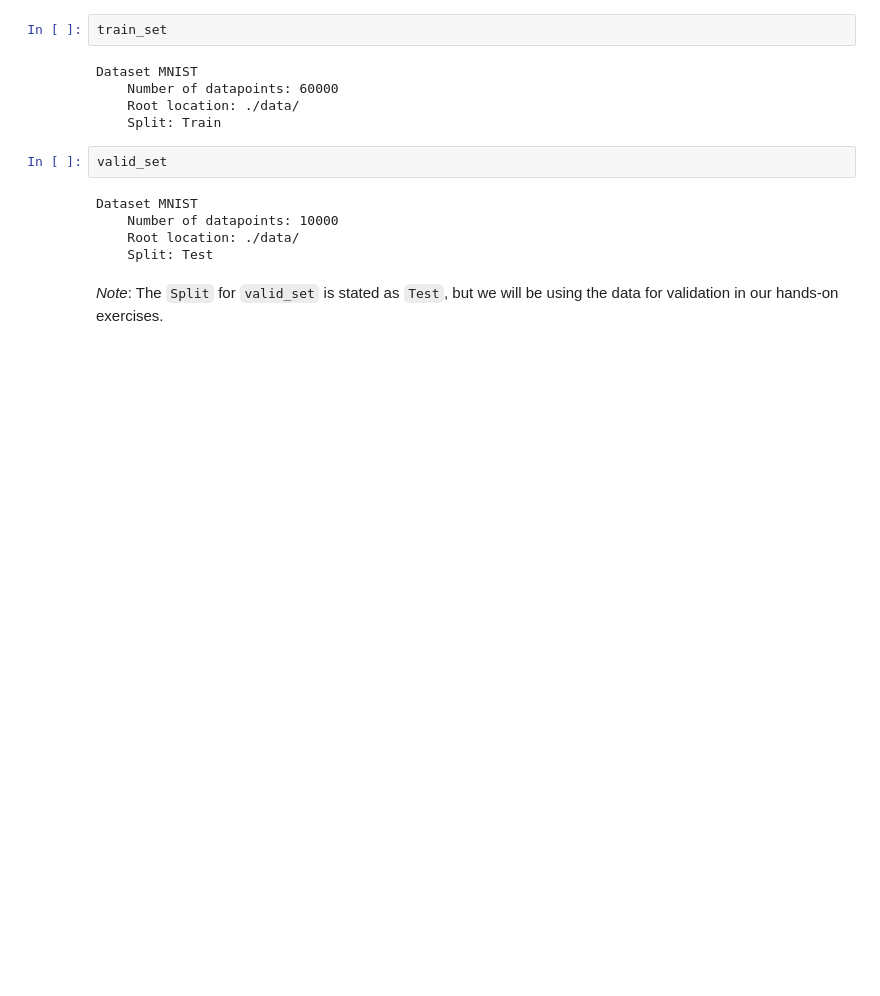
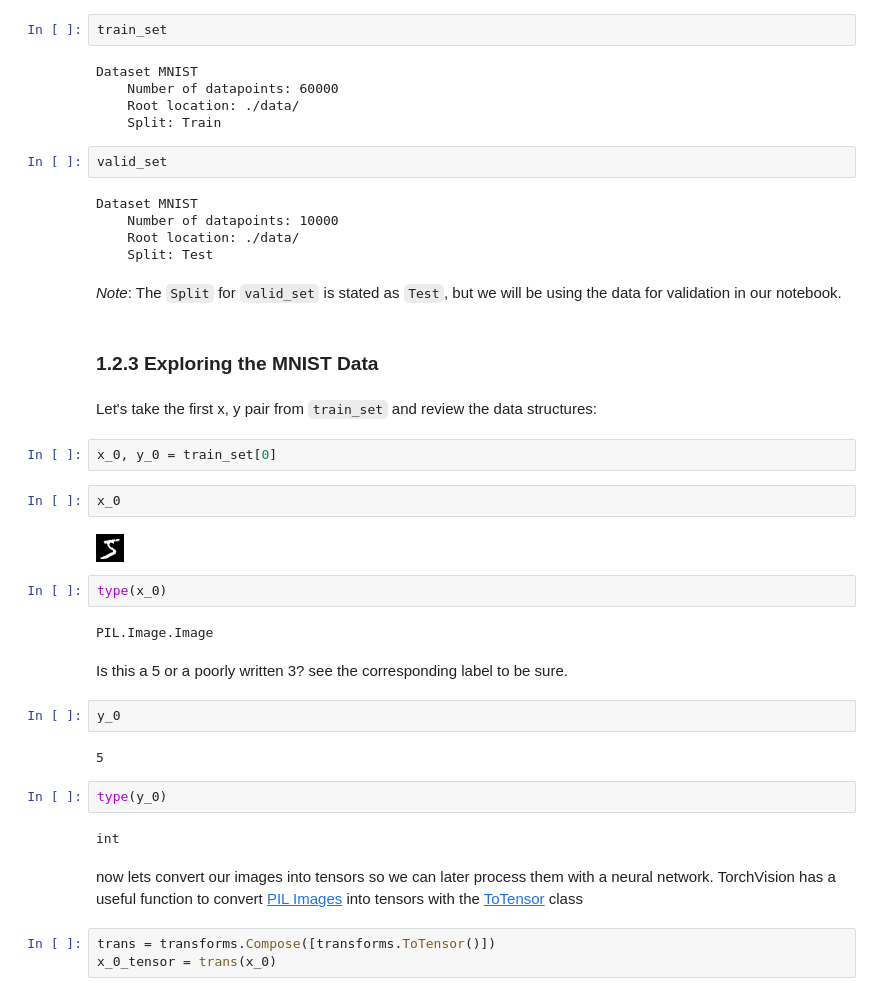
Before and after one commit to ManishSnowflakes/MNIST-Image-Classification, a Jupyter notebook: Notebook/01_mnist.ipynb, the cells around one changed output. Cells and saved outputs as stored; diff of their text form; blank space fills up the shorter version.

Commit message:
Updated the MNIST notebook with improvements

```diff
--- a/Notebook/01_mnist.ipynb
+++ b/Notebook/01_mnist.ipynb
@@ -38,4 +40,33 @@ Dataset MNIST
     Root location: ./data/
     Split: Test
 # %% [markdown]
-*Note*: The `Split` for `valid_set` is stated as `Test`, but we will be using the data for validation in our hands-on exercises.
+*Note*: The `Split` for `valid_set` is stated as `Test`, but we will be using the data for validation in our notebook.
+# %% [markdown]
+### 1.2.3 Exploring the MNIST Data
+# %% [markdown]
+Let's take the first x, y pair from `train_set` and review the data structures:
+# %%
+x_0, y_0 = train_set[0]
+# %%
+x_0
+# %% [output]
+[figure, added]
+# %%
+type(x_0)
+# %% [output]
+PIL.Image.Image
+# %% [markdown]
+Is this a 5 or a poorly written 3? see the corresponding label to be sure.
+# %%
+y_0
+# %% [output]
+5
+# %%
+type(y_0)
+# %% [output]
+int
+# %% [markdown]
+now lets convert our images into tensors so we can later process them with a neural network. TorchVision has a useful function to convert [PIL Images](https://pillow.readthedocs.io/en/stable/reference/Image.html) into tensors with the [ToTensor](https://pytorch.org/vision/main/generated/torchvision.transforms.ToTensor.html) class
+# %%
+trans = transforms.Compose([transforms.ToTensor()])
+x_0_tensor = trans(x_0)
```
Also changed, not shown: parts of 100 cells of this notebook.
